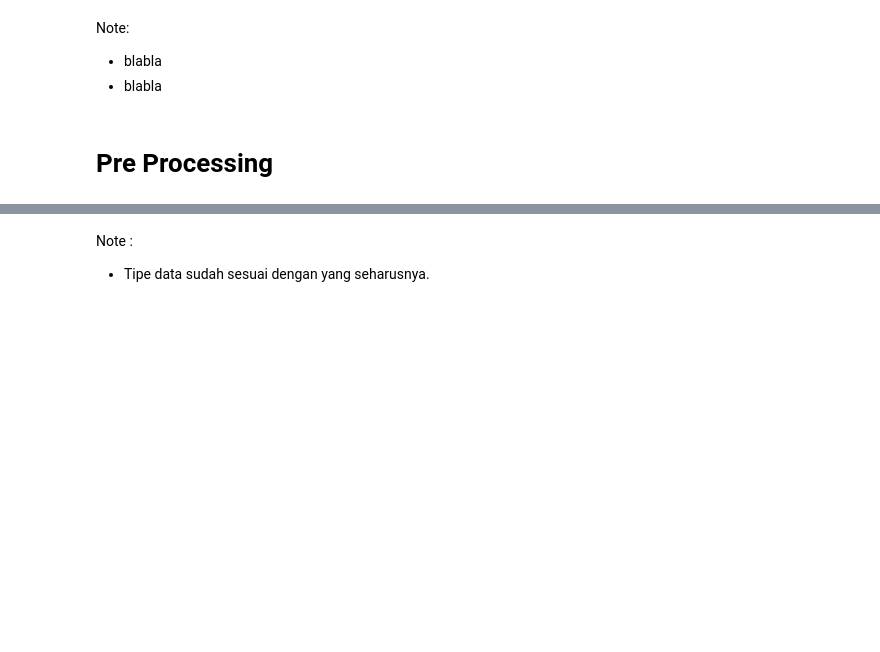
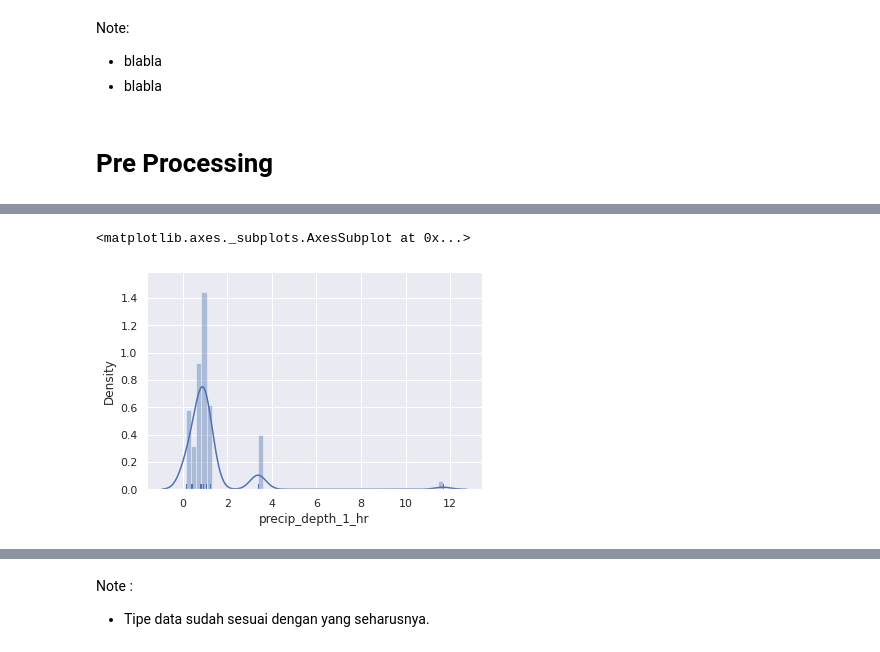
Before and after one commit to raistra/F-Case-Study-04-Data-Mining, a Jupyter notebook: Case_Study_04_Kelompok_F.ipynb, the cells around one changed output, grey strips where cells are left out. Saved outputs shown, nothing was run; the diff lists cells and outputs as text; code cells hidden in the pictures; blank space fills up the shorter version.

```diff
--- a/Case_Study_04_Kelompok_F.ipynb
+++ b/Case_Study_04_Kelompok_F.ipynb
@@ -63,0 +178,5 @@ df.info()
+# %%
+sns.distplot(df3['precip_depth_1_hr'], kde=True, rug=True)
+# %% [output]
+<matplotlib.axes._subplots.AxesSubplot at 0x...>
+[figure, added]
```
Also changed, not shown: parts of 52 cells of this notebook.
